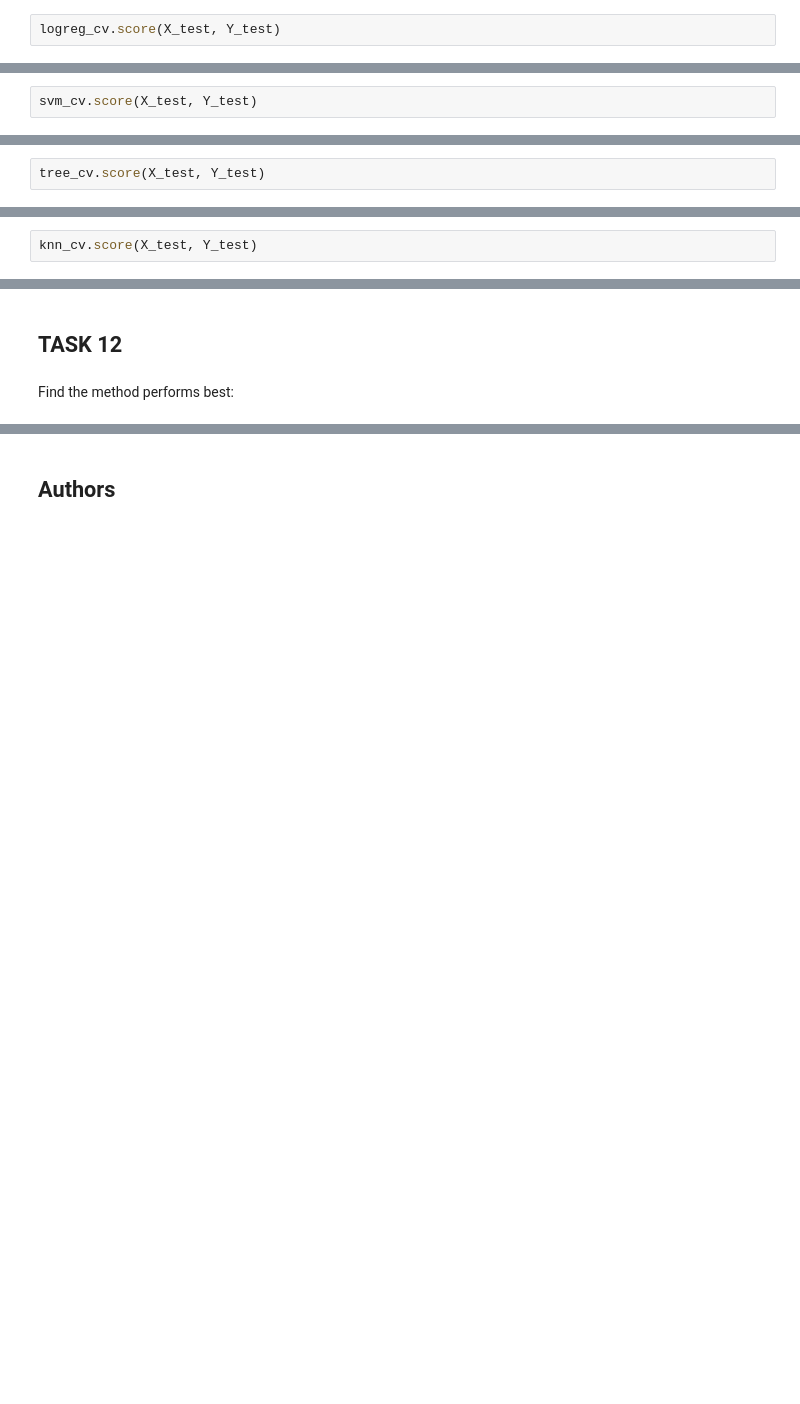
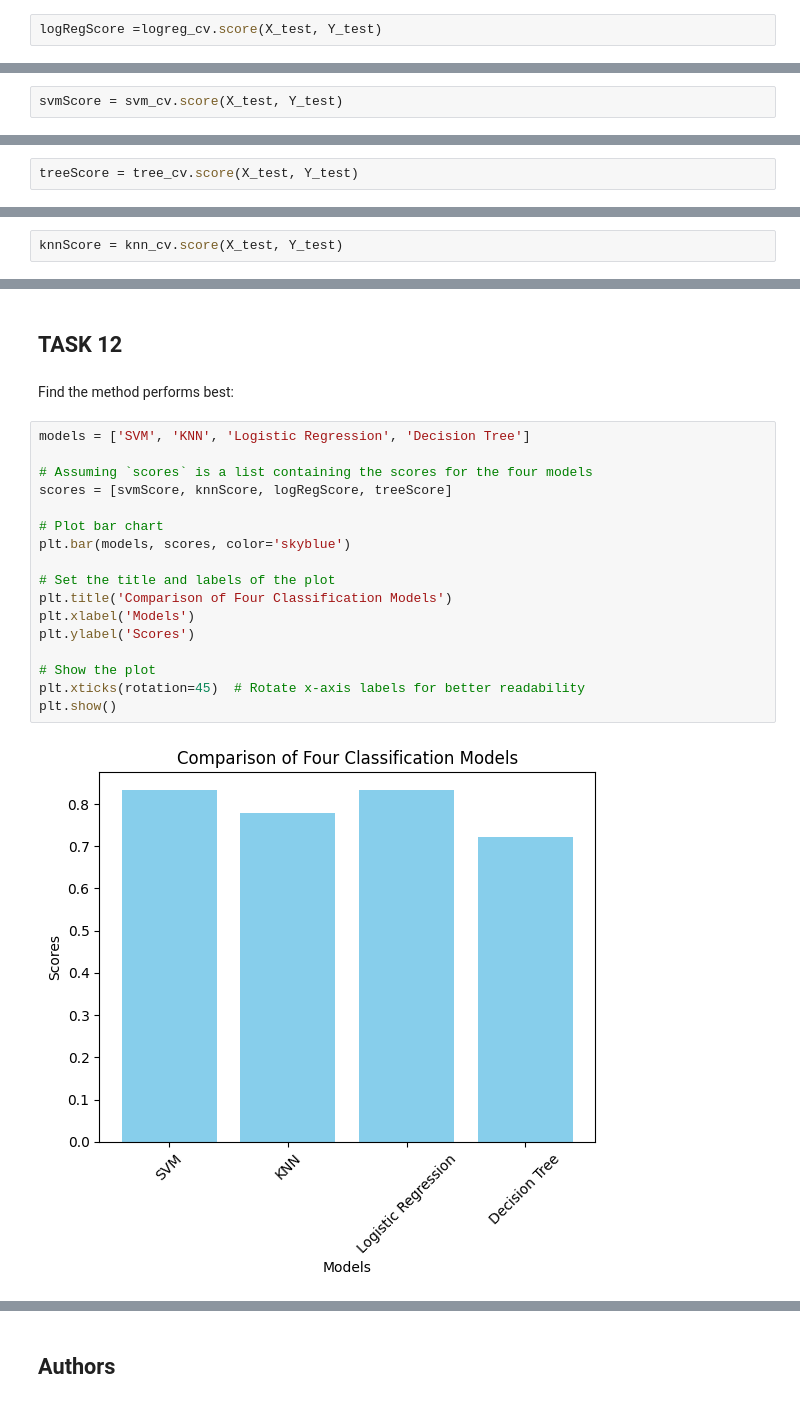
Before and after one commit to azwadkm22/Coursera-IBM-Data-Science-Professional-Certificate-WIP, a Jupyter notebook: Capstone/SpaceX_Machine_Learning_Prediction_Part_5.jupyterlite.ipynb, the cells around one changed output, grey strips where cells are left out. Cells and saved outputs as stored; diff of their text form; blank space fills up the shorter version.

```diff
--- a/Capstone/SpaceX_Machine_Learning_Prediction_Part_5.jupyterlite.ipynb
+++ b/Capstone/SpaceX_Machine_Learning_Prediction_Part_5.jupyterlite.ipynb
@@ -211,4 +215,4 @@ accuracy : 0.8214285714285714
 # %% [markdown]
 Calculate the accuracy on the test data using the method <code>score</code>:
 # %%
-logreg_cv.score(X_test, Y_test)
+logRegScore =logreg_cv.score(X_test, Y_test)
@@ -253,4 +255,4 @@ accuracy : 0.8482142857142858
 # %% [markdown]
 Calculate the accuracy on the test data using the method <code>score</code>:
 # %%
-svm_cv.score(X_test, Y_test)
+svmScore = svm_cv.score(X_test, Y_test)
@@ -315,4 +315,4 @@ accuracy : 0.8910714285714286
 # %% [markdown]
 Calculate the accuracy of tree_cv on the test data using the method <code>score</code>:
 # %%
-tree_cv.score(X_test, Y_test)
+treeScore = tree_cv.score(X_test, Y_test)
@@ -354,4 +352,4 @@ accuracy : 0.8339285714285714
 # %% [markdown]
 Calculate the accuracy of knn_cv on the test data using the method <code>score</code>:
 # %%
-knn_cv.score(X_test, Y_test)
+knnScore = knn_cv.score(X_test, Y_test)
@@ -368,3 +364,22 @@ plot_confusion_matrix(Y_test,yhat)
 ## TASK  12
 # %% [markdown]
 Find the method performs best:
+# %%
+models = ['SVM', 'KNN', 'Logistic Regression', 'Decision Tree']
+
+# Assuming `scores` is a list containing the scores for the four models
+scores = [svmScore, knnScore, logRegScore, treeScore]
+
+# Plot bar chart
+plt.bar(models, scores, color='skyblue')
+
+# Set the title and labels of the plot
+plt.title('Comparison of Four Classification Models')
+plt.xlabel('Models')
+plt.ylabel('Scores')
+
+# Show the plot
+plt.xticks(rotation=45)  # Rotate x-axis labels for better readability
+plt.show()
+# %% [output]
+[figure, added]
```
Also changed, not shown: parts of 10 cells of this notebook, 4 other files.
